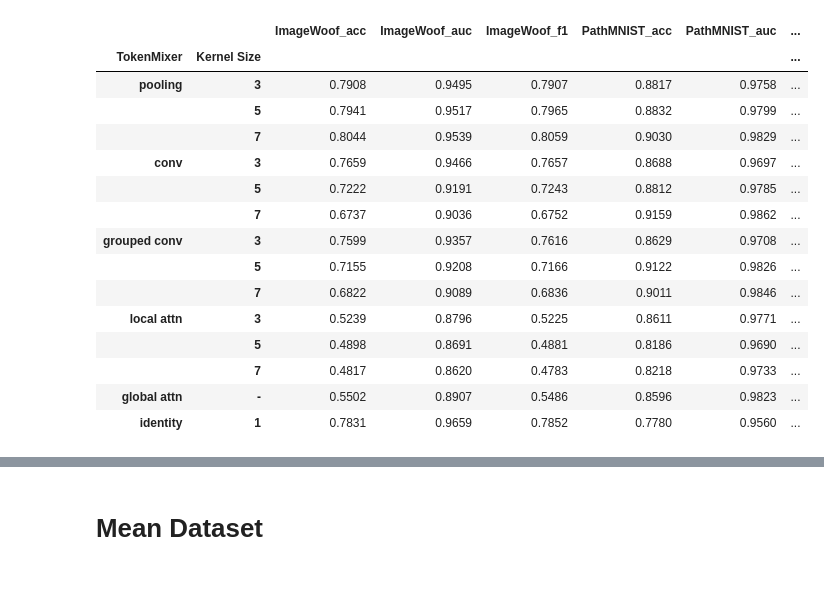
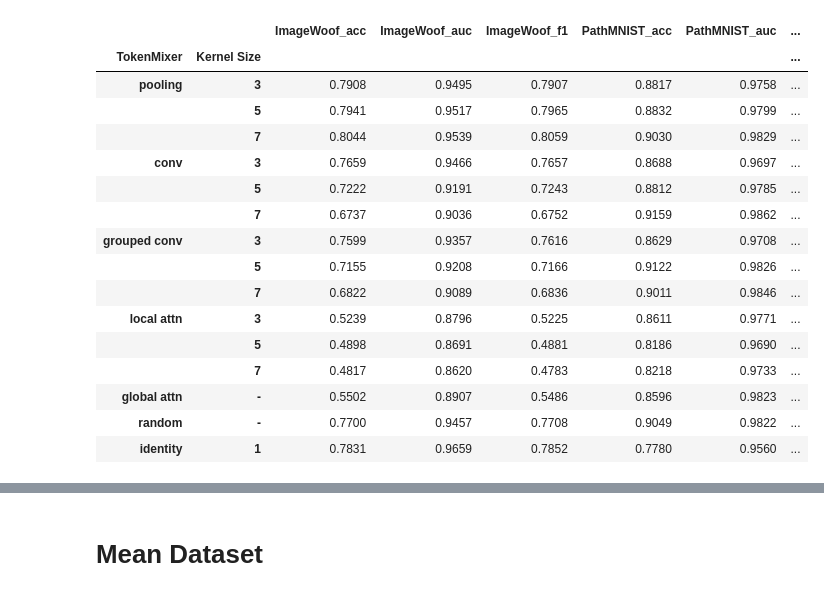
Before and after one commit to multimodallearning/MetaFormerMedImaging, a Jupyter notebook: eval/table_plot_uplift_pretrained.ipynb, the cells around one changed output, grey strips where cells are left out. Cells and saved outputs as stored; diff of their text form; code cells hidden in the pictures.

```diff
--- a/eval/table_plot_uplift_pretrained.ipynb
+++ b/eval/table_plot_uplift_pretrained.ipynb
@@ -18,6 +18,7 @@ markdown_string = """
 |             | 5           | 0.4898, 0.8691, 0.4881 | 0.8186, 0.969, 0.8074  | 0.6082, 0.9179, 0.5452 | 0.9128, 0.9734, 0.9171 | 0.7576, 0.9721, 0.7598 |
 |             | 7           | 0.4817, 0.862, 0.4783  | 0.8218, 0.9733, 0.8096 | 0.6084, 0.923, 0.5553  | 0.903, 0.9665, 0.9082  | 0.7411, 0.9701, 0.7447 |
 | global attn    | -           | 0.5502, 0.8907, 0.5486 | 0.8596, 0.9823, 0.847  | 0.6597, 0.9328, 0.5944 | 0.8389, 0.9638, 0.8582 | 0.7641, 0.9686, 0.7646 |
+| random      | -           | 0.77, 0.9457, 0.7708   | 0.9049, 0.9822, 0.9026 | 0.6859, 0.9115, 0.7024 | 0.9303, 0.9863, 0.9389 | 0.7735, 0.952, 0.7773  |
 | identity    | 1           | 0.7831, 0.9659, 0.7852 | 0.778, 0.956, 0.7465   | 0.7062, 0.9474, 0.7106 | 0.9483, 0.9892, 0.9533 | 0.7761, 0.9637, 0.775  |
 """
 
@@ -46,33 +47,34 @@ df_scratch.set_index(['TokenMixer', 'Kernel Size'], inplace=True)
 df_scratch = df_scratch.apply(lambda col: col.str.split(","))
 df_scratch = pd.concat(
     [df_scratch[col].apply(pd.Series).add_prefix(f"{col.strip()}_") for col in df_scratch.columns],
     axis=1
 )
 
 suffix_map = {
     "_0": "_acc",
     "_1": "_auc",
     "_2": "_f1"
 }
 df_scratch = df_scratch.rename(columns=lambda col: next((col.replace(k, v) for k, v in suffix_map.items() if k in col), col))
 df_scratch = df_scratch.apply(pd.to_numeric, errors="coerce")
 df_scratch
 # %% [output]
 |  |  | ImageWoof_acc | ImageWoof_auc | ImageWoof_f1 | PathMNIST_acc | PathMNIST_auc | ... |
 | TokenMixer | Kernel Size |  |  |  |  |  | ... |
 | pooling | 3 | 0.7908 | 0.9495 | 0.7907 | 0.8817 | 0.9758 | ... |
 |  | 5 | 0.7941 | 0.9517 | 0.7965 | 0.8832 | 0.9799 | ... |
 |  | 7 | 0.8044 | 0.9539 | 0.8059 | 0.9030 | 0.9829 | ... |
 | conv | 3 | 0.7659 | 0.9466 | 0.7657 | 0.8688 | 0.9697 | ... |
 |  | 5 | 0.7222 | 0.9191 | 0.7243 | 0.8812 | 0.9785 | ... |
 |  | 7 | 0.6737 | 0.9036 | 0.6752 | 0.9159 | 0.9862 | ... |
 | grouped conv | 3 | 0.7599 | 0.9357 | 0.7616 | 0.8629 | 0.9708 | ... |
 |  | 5 | 0.7155 | 0.9208 | 0.7166 | 0.9122 | 0.9826 | ... |
 |  | 7 | 0.6822 | 0.9089 | 0.6836 | 0.9011 | 0.9846 | ... |
 | local attn | 3 | 0.5239 | 0.8796 | 0.5225 | 0.8611 | 0.9771 | ... |
 |  | 5 | 0.4898 | 0.8691 | 0.4881 | 0.8186 | 0.9690 | ... |
 |  | 7 | 0.4817 | 0.8620 | 0.4783 | 0.8218 | 0.9733 | ... |
 | global attn | - | 0.5502 | 0.8907 | 0.5486 | 0.8596 | 0.9823 | ... |
+| random | - | 0.7700 | 0.9457 | 0.7708 | 0.9049 | 0.9822 | ... |
 | identity | 1 | 0.7831 | 0.9659 | 0.7852 | 0.7780 | 0.9560 | ... |
 # %%
 # Select all rows under "locAttn"
```
Also changed, not shown: parts of 11 cells of this notebook, 4 other files.
